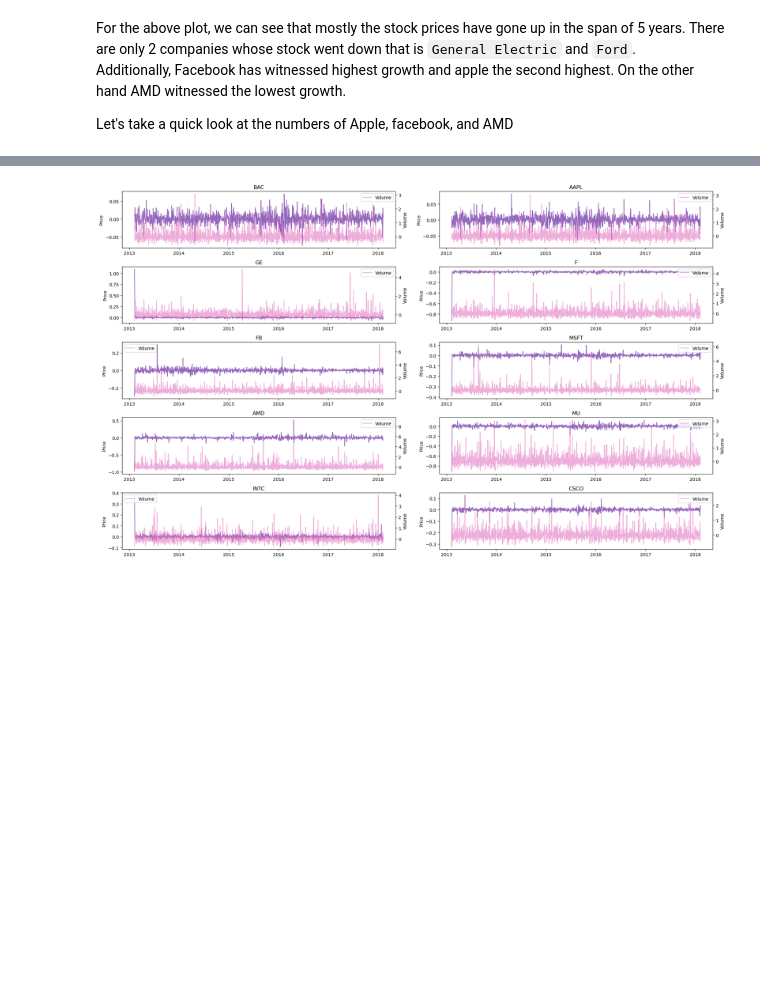
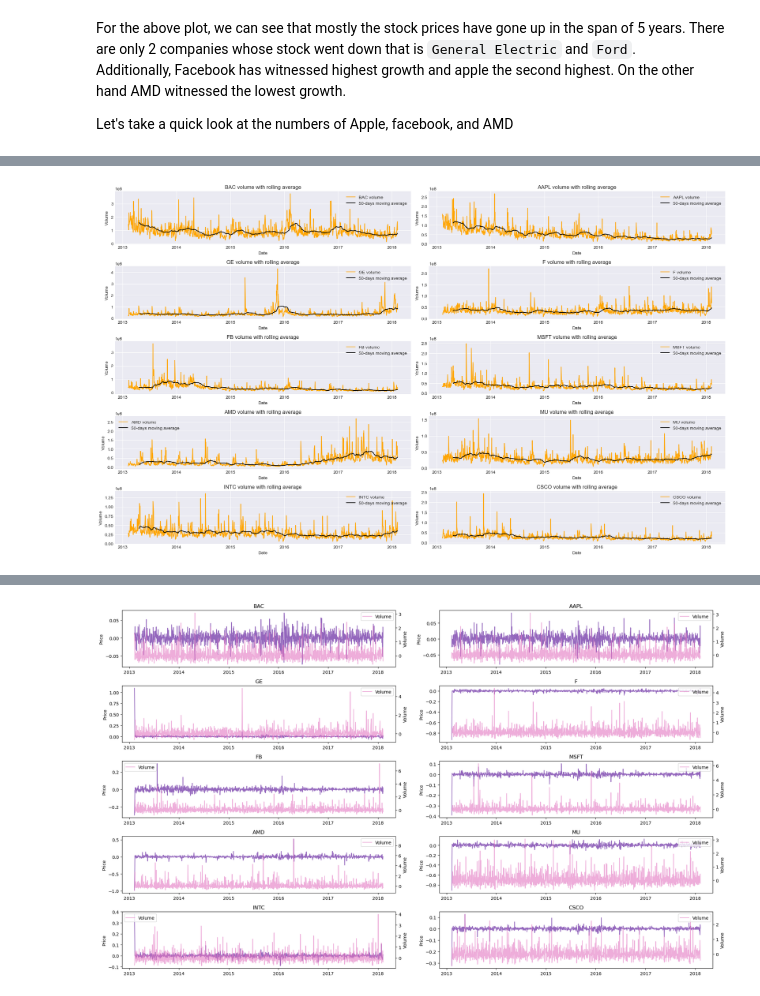
Before and after one commit to anushkathagle/StockPrice_Analysis_n_Prediction, a Jupyter notebook: Stock price prediction.ipynb, the cells around one changed output, grey strips where cells are left out. Cells and saved outputs as stored; diff of their text form; code cells hidden in the pictures; blank space fills up the shorter version.

```diff
--- a/Stock price prediction.ipynb
+++ b/Stock price prediction.ipynb
@@ -369,0 +405,21 @@ plt.show()
+# %%
+### Plotting sales volume of each company.
+plt.style.use('seaborn-v0_8-darkgrid')
+fig, axes = plt.subplots(nrows=5, ncols=2, figsize=(20, 12))  # Adjust for 10 plots
+axes = axes.flatten()
+
+for i, comp in enumerate(company):
+    ax1 = axes[i]
+    d = data[data['Name'] == comp]  # Filter data by company
+    ma_50 = d['volume'].rolling(window=50).mean()
+    ax1.plot(d['date'], d['volume'], color='orange', label= f"{comp} volume")
+    ax1.plot(d['date'],ma_50, color='black', label='50-days moving average')
+    ax1.set_title(f"{comp} volume with rolling average")
+    ax1.set_ylabel('Volume')
+    ax1.set_xlabel('Date')
+    ax1.legend()
+
+fig.tight_layout()
+plt.show()
+# %% [output]
+[figure, added]
```
Also changed, not shown: parts of 30 cells of this notebook.
